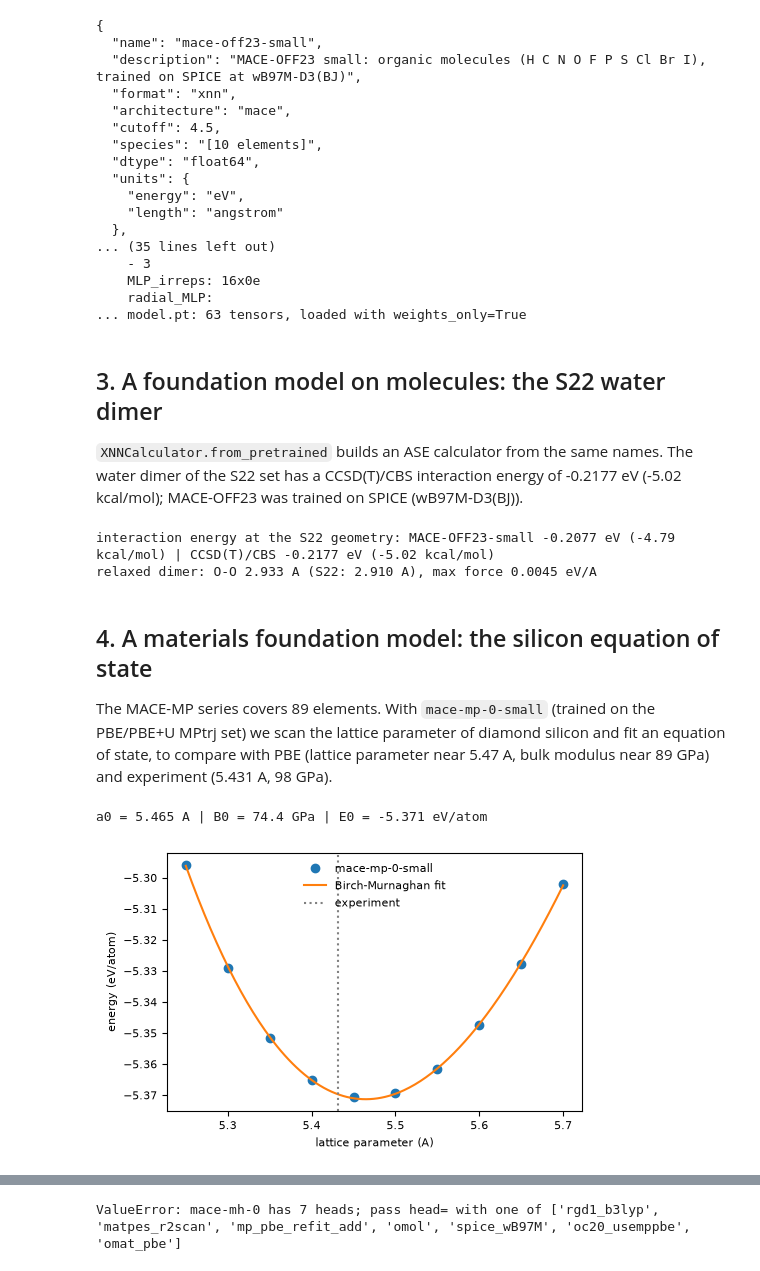
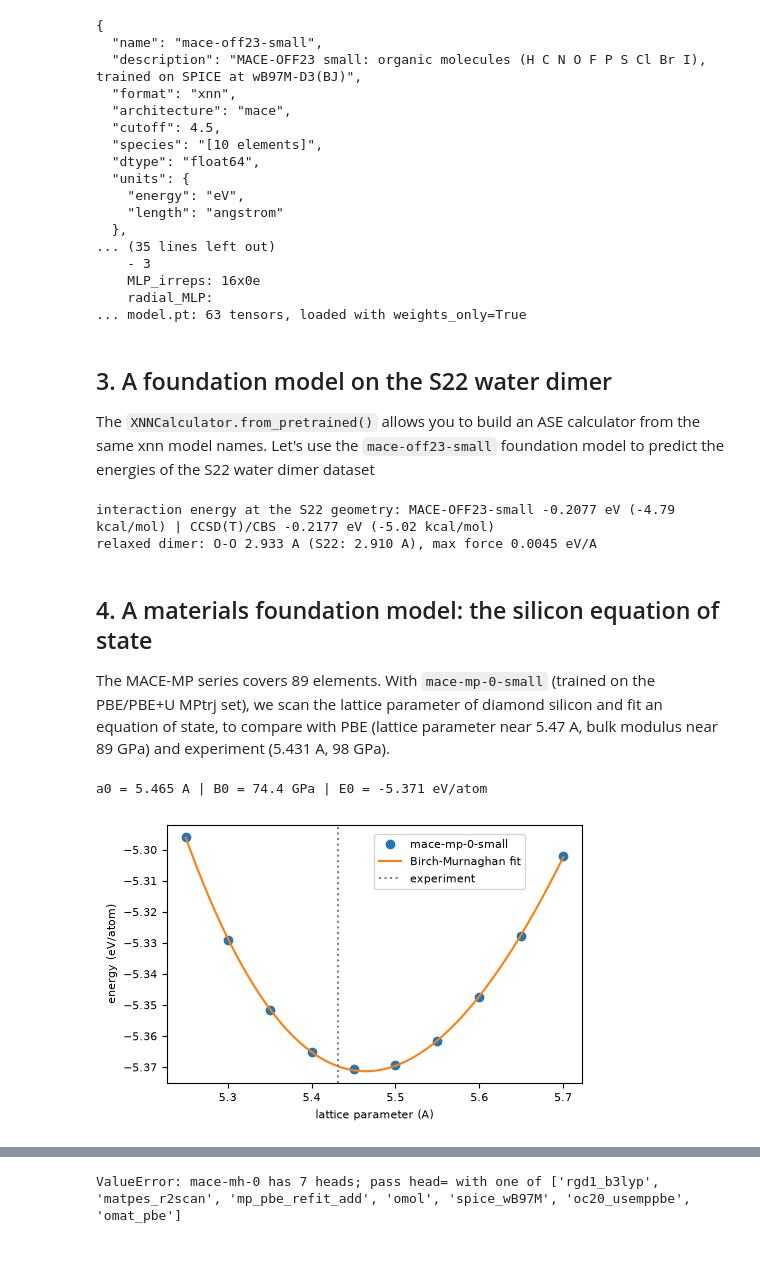
Before and after one commit to molssi-ai/xnn, a Jupyter notebook: notebooks/examples/common/models/pretrained_models_tutorial.ipynb, the cells around one changed output, grey strips where cells are left out. Saved outputs shown, nothing was run; the diff lists cells and outputs as text; code cells hidden in the pictures.

Commit message:
adds the model hub example notebook

```diff
--- a/notebooks/examples/common/models/pretrained_models_tutorial.ipynb
+++ b/notebooks/examples/common/models/pretrained_models_tutorial.ipynb
@@ -261,12 +274,11 @@ print(f"... model.pt: {len(weights)} tensors, loaded with weights_only=True")
     radial_MLP:
 ... model.pt: 63 tensors, loaded with weights_only=True
 # %% [markdown]
-## 3. A foundation model on molecules: the S22 water dimer
+## 3. A foundation model on the S22 water dimer
 
-`XNNCalculator.from_pretrained` builds an ASE calculator from the same names.
-The water dimer of the S22 set has a CCSD(T)/CBS interaction energy of
--0.2177 eV (-5.02 kcal/mol); MACE-OFF23 was trained on SPICE
-(wB97M-D3(BJ)).
+The `XNNCalculator.from_pretrained()` allows you to build an ASE calculator from
+the same xnn model names. Let's use the `mace-off23-small` foundation model to
+predict the energies of the S22 water dimer dataset
 # %%
 from ase.data.s22 import create_s22_system, get_interaction_energy_cc
 from ase.optimize import BFGS
@@ -299,15 +320,18 @@ relaxed dimer: O-O 2.933 A (S22: 2.910 A), max force 0.0045 eV/A
 ## 4. A materials foundation model: the silicon equation of state
 
 The MACE-MP series covers 89 elements. With `mace-mp-0-small` (trained on the
-PBE/PBE+U MPtrj set) we scan the lattice parameter of diamond silicon and fit
-an equation of state, to compare with PBE (lattice parameter near 5.47 A,
-bulk modulus near 89 GPa) and experiment (5.431 A, 98 GPa).
+PBE/PBE+U MPtrj set), we scan the lattice parameter of diamond silicon and fit
+an equation of state, to compare with PBE (lattice parameter near 5.47 A, bulk
+modulus near 89 GPa) and experiment (5.431 A, 98 GPa).
 # %%
 from ase.build import bulk
 from ase.eos import EquationOfState
 from ase.units import GPa
 
+# Create an ASE calculator from the pretrained model (`mace-mp-0-small`)
 calc_mp = XNNCalculator.from_pretrained("mace-mp-0-small", cache_dir=CACHE)
+
+# Scan the lattice parameter of diamond silicon and fit an equation of state
 lattice = np.linspace(5.25, 5.70, 10)
 volumes, energies = [], []
 for a in lattice:
@@ -317,20 +341,24 @@ for a in lattice:
     energies.append(si.get_potential_energy())
 eos = EquationOfState(volumes, energies, eos="birchmurnaghan")
 v0, e0, b0 = eos.fit()
-a0 = (4 * v0) ** (1 / 3)        # 2-atom primitive cell: V = a^3 / 4
+
+# 2-atom primitive cell: V = a^3 / 4
+a0 = (4 * v0) ** (1 / 3)
 print(f"a0 = {a0:.3f} A | B0 = {b0 / GPa:.1f} GPa | E0 = {e0 / 2:.3f} eV/atom")
-
-fig, ax = plt.subplots(figsize=(5, 3.2))
-ax.plot(lattice, np.array(energies) / 2, "o", label="mace-mp-0-small")
-fine = np.linspace(volumes[0], volumes[-1], 200)
-ax.plot((4 * fine) ** (1 / 3), eos.func(fine, *eos.eos_parameters) / 2, "-", label="Birch-Murnaghan fit")
-ax.axvline(5.431, color="gray", ls=":", label="experiment")
-ax.set_xlabel("lattice parameter (A)")
-ax.set_ylabel("energy (eV/atom)")
-ax.legend(frameon=False)
-plt.tight_layout()
 # %% [output]
 a0 = 5.465 A | B0 = 74.4 GPa | E0 = -5.371 eV/atom
-[figure, removed]
+# %%
+# Plot the energy vs lattice parameter and the fitted equation of state
+fig, ax = plt.subplots(figsize=(5, 3.2))
+ax.plot(lattice, np.array(energies) / 2, "o", label="mace-mp-0-small")
+fine = np.linspace(volumes[0], volumes[-1], 200)
+ax.plot((4 * fine) ** (1 / 3), eos.func(fine, *eos.eos_parameters) / 2, "-", label="Birch-Murnaghan fit")
+ax.axvline(5.431, color="gray", ls=":", label="experiment")
+ax.set_xlabel("lattice parameter (A)")
+ax.set_ylabel("energy (eV/atom)")
+ax.legend(loc=(.5, .75))
+plt.tight_layout()
+# %% [output]
+[figure, added]
 # %% [markdown]
 The lattice parameter lands on the PBE value, while the bulk modulus comes out
```
Also changed, not shown: parts of 33 cells of this notebook.
